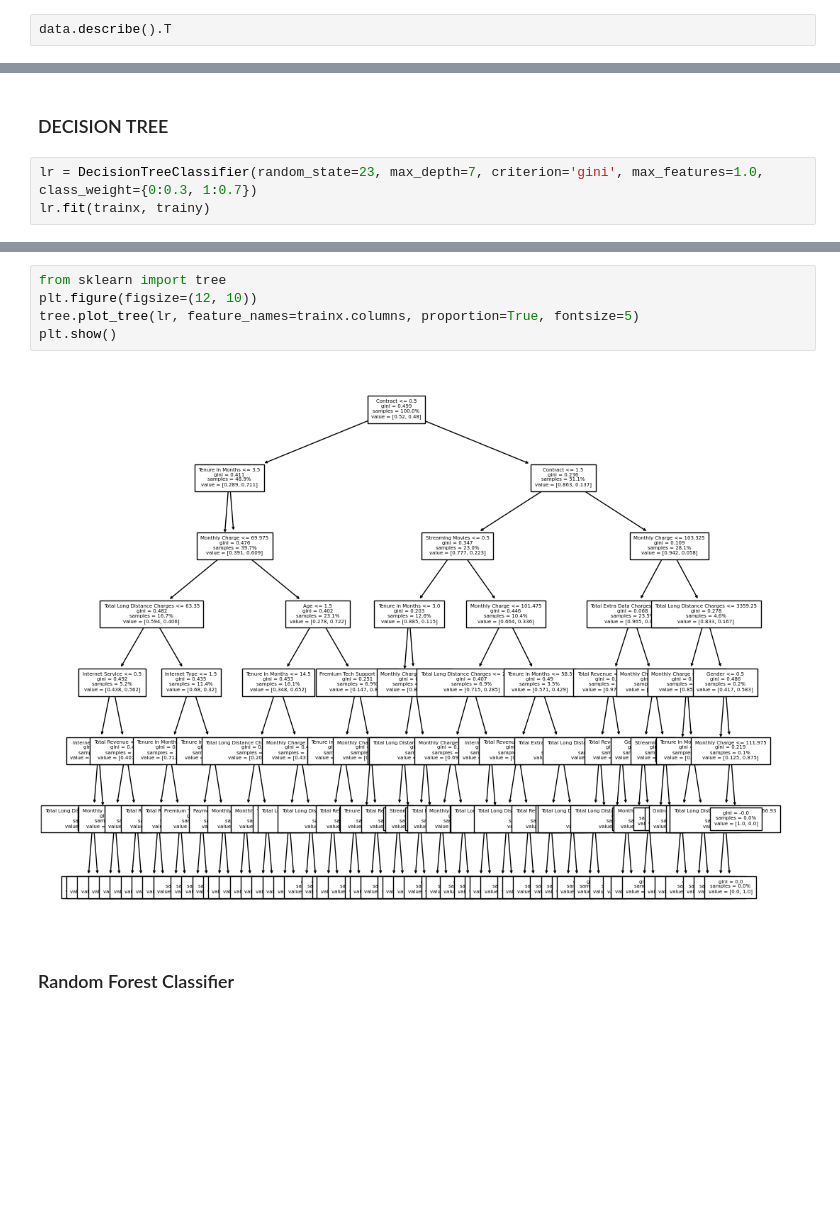
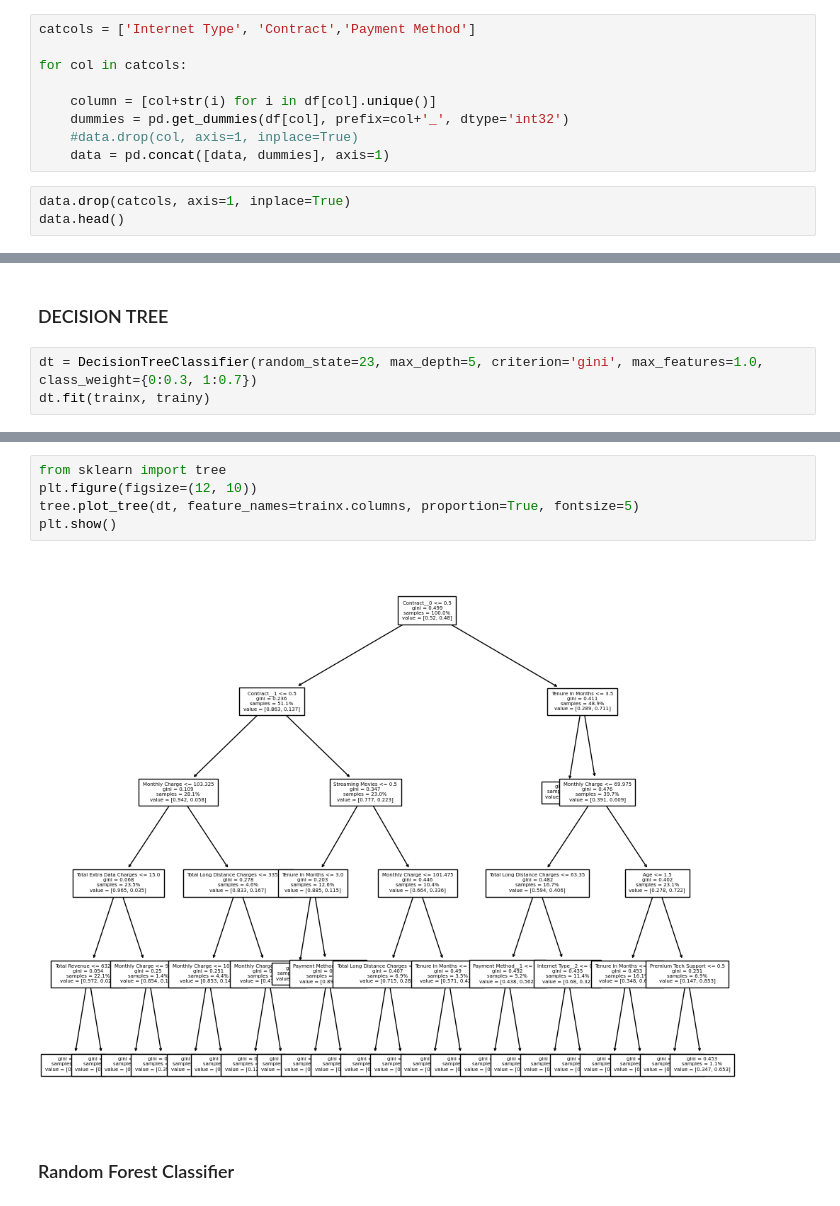
Before and after one commit to JUBRIL-ADEBOGUN/Telecom-Customer-Churn, a Jupyter notebook: Customer-churn-prediction.ipynb, the cells around one changed output, grey strips where cells are left out. Drawn from its saved outputs; the diff is of its cells as text; blank space fills up the shorter version.

Commit message:
One hot encode data and experiment clusterig algorithms.

```diff
--- a/Customer-churn-prediction.ipynb
+++ b/Customer-churn-prediction.ipynb
@@ -79,6 +78,16 @@ data['Age'] = data['Age'].map(age_dict).astype('int32')
 
 for col in binary_cols+['Age', 'Internet Type', 'Gender', 'Contract', 'Payment Method', 'Customer Status']:
     data[col] = data[col].astype('int32')
+# %%
+catcols = ['Internet Type', 'Contract','Payment Method']
+
+for col in catcols:
+
+    column = [col+str(i) for i in df[col].unique()]
+    dummies = pd.get_dummies(df[col], prefix=col+'_', dtype='int32')
+    #data.drop(col, axis=1, inplace=True)
+    data = pd.concat([data, dummies], axis=1)
 # %%
-data.describe().T
+data.drop(catcols, axis=1, inplace=True)
+data.head()
 # %% [output]
@@ -236,6 +268,6 @@ plt.show()
 # %% [markdown]
 ### DECISION TREE
 # %%
-lr = DecisionTreeClassifier(random_state=23, max_depth=7, criterion='gini', max_features=1.0, class_weight={0:0.3, 1:0.7})
-lr.fit(trainx, trainy)
+dt = DecisionTreeClassifier(random_state=23, max_depth=5, criterion='gini', max_features=1.0, class_weight={0:0.3, 1:0.7})
+dt.fit(trainx, trainy)
 # %% [output]
@@ -279,10 +316,10 @@ plt.show()
 # %%
 from sklearn import tree
 plt.figure(figsize=(12, 10))
-tree.plot_tree(lr, feature_names=trainx.columns, proportion=True, fontsize=5)
+tree.plot_tree(dt, feature_names=trainx.columns, proportion=True, fontsize=5)
 plt.show()
 # %% [output]
-[figure, old version]
+[figure, new version]
 # %% [markdown]
 ### Random Forest Classifier
 # %%
```
Also changed, not shown: parts of 26 cells of this notebook, 2 other files.
